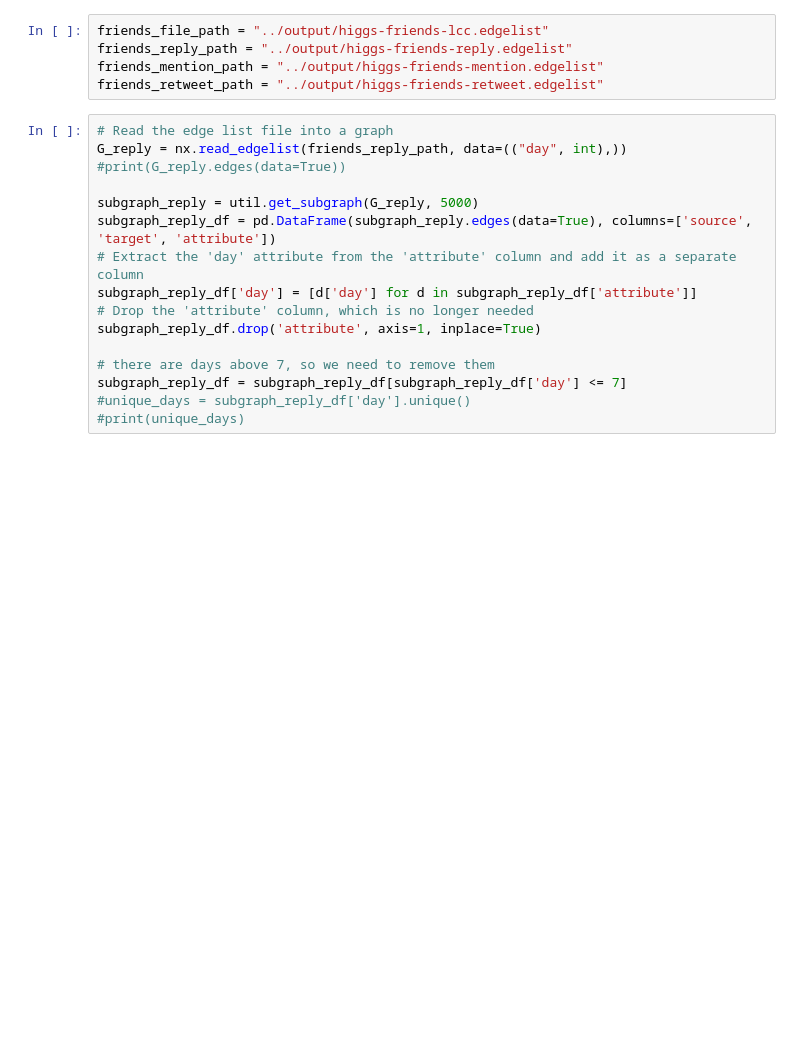
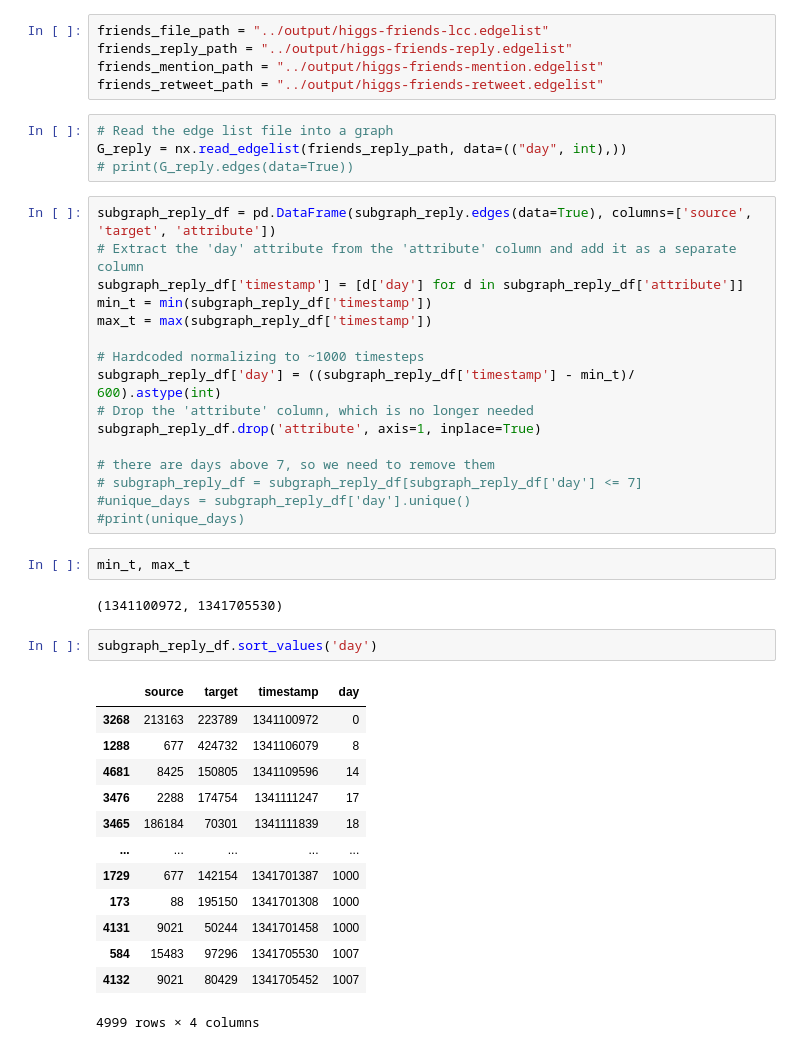
Before and after one commit to francescoopiccoli/higgs-twitter-network-science, a Jupyter notebook: src/temporal_spreading.ipynb, the cells around one changed output. Saved outputs shown, nothing was run; the diff lists cells and outputs as text; blank space fills up the shorter version.

```diff
--- a/src/temporal_spreading.ipynb
+++ b/src/temporal_spreading.ipynb
@@ -13,22 +15,46 @@ friends_file_path = "../output/higgs-friends-lcc.edgelist"
 friends_reply_path = "../output/higgs-friends-reply.edgelist"
 friends_mention_path = "../output/higgs-friends-mention.edgelist"
 friends_retweet_path = "../output/higgs-friends-retweet.edgelist"
+# %%
+# Read the edge list file into a graph
+G_reply = nx.read_edgelist(friends_reply_path, data=(("day", int),))
+# print(G_reply.edges(data=True))
 # %%
-# Read the edge list file into a graph
-G_reply = nx.read_edgelist(friends_reply_path, data=(("day", int),))
-#print(G_reply.edges(data=True))
-
-subgraph_reply = util.get_subgraph(G_reply, 5000)
 subgraph_reply_df = pd.DataFrame(subgraph_reply.edges(data=True), columns=['source', 'target', 'attribute'])
 # Extract the 'day' attribute from the 'attribute' column and add it as a separate column
-subgraph_reply_df['day'] = [d['day'] for d in subgraph_reply_df['attribute']]
+subgraph_reply_df['timestamp'] = [d['day'] for d in subgraph_reply_df['attribute']]
+min_t = min(subgraph_reply_df['timestamp'])
+max_t = max(subgraph_reply_df['timestamp'])
+
+# Hardcoded normalizing to ~1000 timesteps
+subgraph_reply_df['day'] = ((subgraph_reply_df['timestamp'] - min_t)/ 600).astype(int)
 # Drop the 'attribute' column, which is no longer needed
 subgraph_reply_df.drop('attribute', axis=1, inplace=True)
 
 # there are days above 7, so we need to remove them
-subgraph_reply_df = subgraph_reply_df[subgraph_reply_df['day'] <= 7]
+# subgraph_reply_df = subgraph_reply_df[subgraph_reply_df['day'] <= 7]
 #unique_days = subgraph_reply_df['day'].unique()
 #print(unique_days)
+# %%
+min_t, max_t
+# %% [output]
+(1341100972, 1341705530)
+# %%
+subgraph_reply_df.sort_values('day')
+# %% [output]
+|  | source | target | timestamp | day |
+| 3268 | 213163 | 223789 | 1341100972 | 0 |
+| 1288 | 677 | 424732 | 1341106079 | 8 |
+| 4681 | 8425 | 150805 | 1341109596 | 14 |
+| 3476 | 2288 | 174754 | 1341111247 | 17 |
+| 3465 | 186184 | 70301 | 1341111839 | 18 |
+| ... | ... | ... | ... | ... |
+| 1729 | 677 | 142154 | 1341701387 | 1000 |
+| 173 | 88 | 195150 | 1341701308 | 1000 |
+| 4131 | 9021 | 50244 | 1341701458 | 1000 |
+| 584 | 15483 | 97296 | 1341705530 | 1007 |
+| 4132 | 9021 | 80429 | 1341705452 | 1007 |
+4999 rows × 4 columns
 # %%
 # First implementation of temporal spreading
 # From the plot I am not sure if this is correct, the number of infected nodes is pretty low,
```
Also changed, not shown: parts of 2 cells of this notebook, 2 other files.
